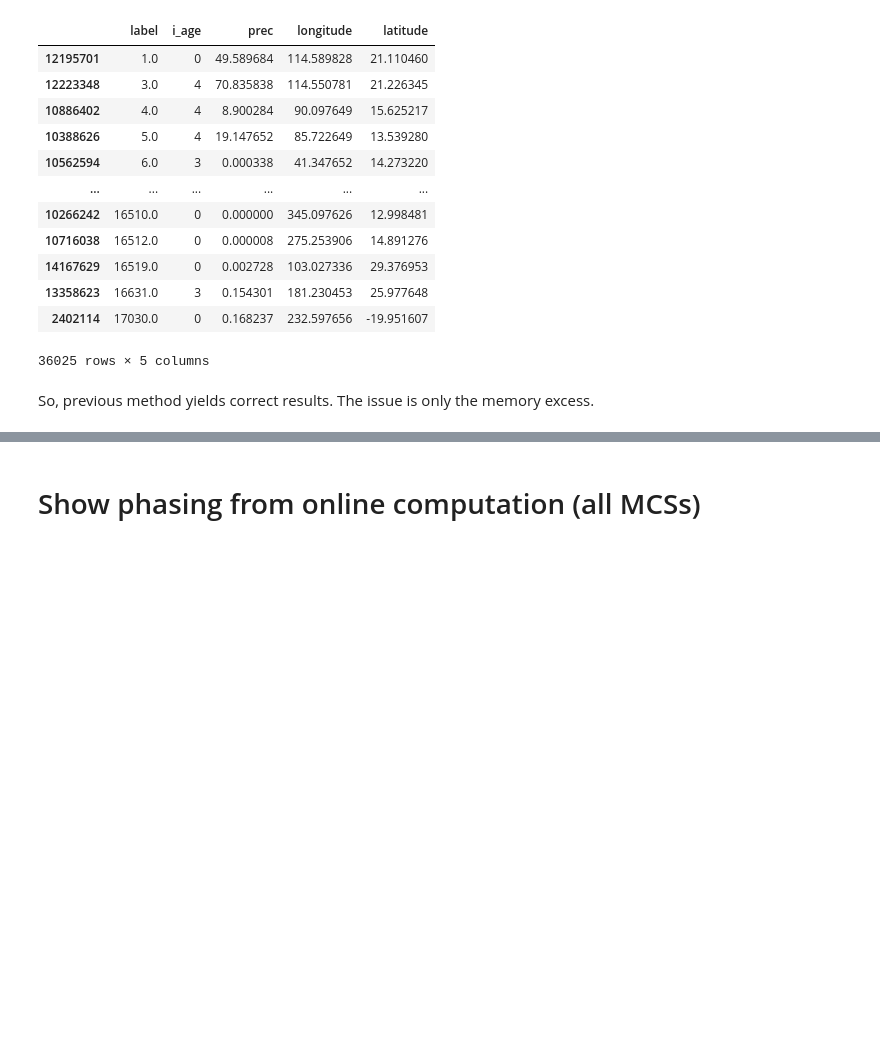
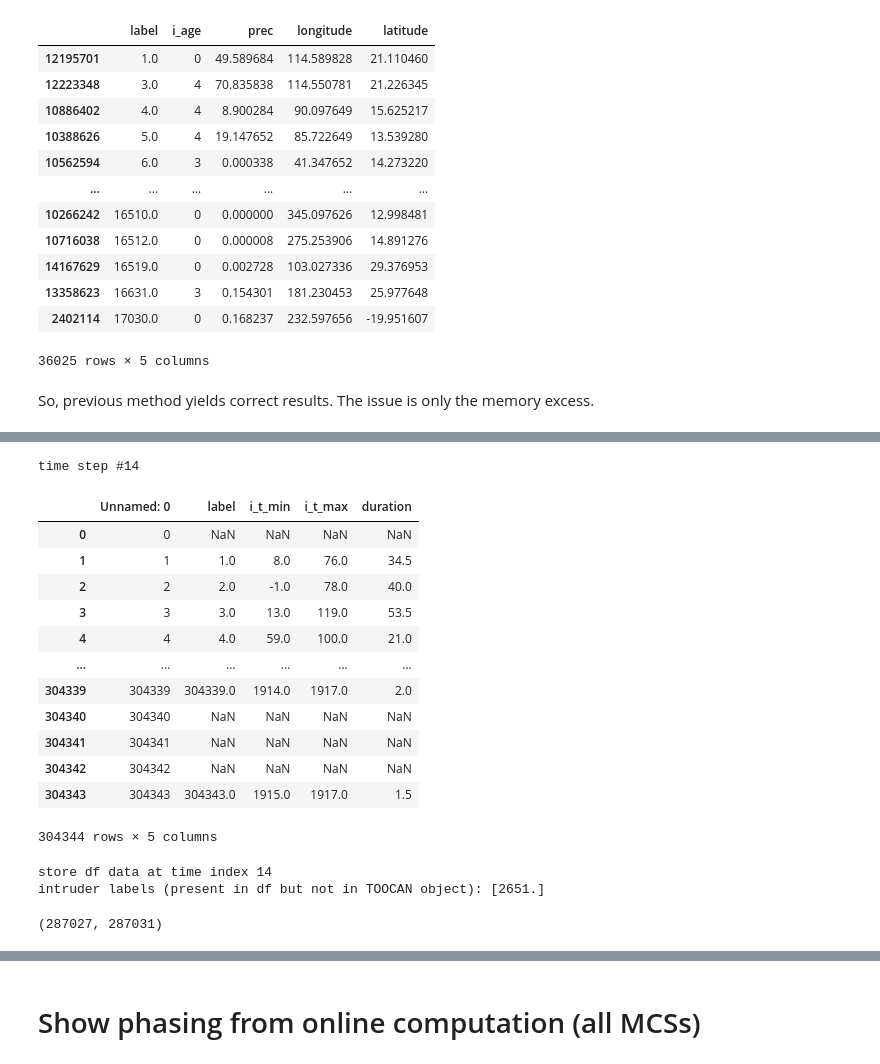
Before and after one commit to bfildier/explore-multiscale-extremes, a Jupyter notebook: scripts/explore_lifecycle_mapping_lagrangian.ipynb, the cells around one changed output, grey strips where cells are left out. Cells and saved outputs as stored; diff of their text form; code cells hidden in the pictures; blank space fills up the shorter version.

```diff
--- a/scripts/explore_lifecycle_mapping_lagrangian.ipynb
+++ b/scripts/explore_lifecycle_mapping_lagrangian.ipynb
@@ -1189,0 +1327,7 @@ So, previous method yields correct results. The issue is only the memory excess.
+# %%
+print("time step #%d"% (i_t))
+
+# load data at time step t
+date, segmask, prec, longitude_2D, latitude_2D, i_age_t = loadDataAtSlice(i_t,lcm,lon_slice,lat_slice)
+# %% [output]
+time step #14
@@ -1189,0 +1352,29 @@ So, previous method yields correct results. The issue is only the memory excess.
+# %%
+lcm.toocan_timetable
+# %% [output]
+|  | Unnamed: 0 | label | i_t_min | i_t_max | duration |
+| 0 | 0 | NaN | NaN | NaN | NaN |
+| 1 | 1 | 1.0 | 8.0 | 76.0 | 34.5 |
+| 2 | 2 | 2.0 | -1.0 | 78.0 | 40.0 |
+| 3 | 3 | 3.0 | 13.0 | 119.0 | 53.5 |
+| 4 | 4 | 4.0 | 59.0 | 100.0 | 21.0 |
+| ... | ... | ... | ... | ... | ... |
+| 304339 | 304339 | 304339.0 | 1914.0 | 1917.0 | 2.0 |
+| 304340 | 304340 | NaN | NaN | NaN | NaN |
+| 304341 | 304341 | NaN | NaN | NaN | NaN |
+| 304342 | 304342 | NaN | NaN | NaN | NaN |
+| 304343 | 304343 | 304343.0 | 1915.0 | 1917.0 | 1.5 |
+304344 rows × 5 columns
+# %%
+# vars to assign at location of MCS-wise max precipitation
+varnames = ['prec','longitude','latitude']
+
+# assign
+assignVarMaxToOutput(ds,varnames,lcm,df_max)
+# %% [output]
+store df data at time index 14
+intruder labels (present in df but not in TOOCAN object): [2651.]
+# %%
+len(lcm.labels_valid), len(lcm.labels_toocan)
+# %% [output]
+(287027, 287031)
```
Also changed, not shown: parts of 50 cells of this notebook, 10 other files.
